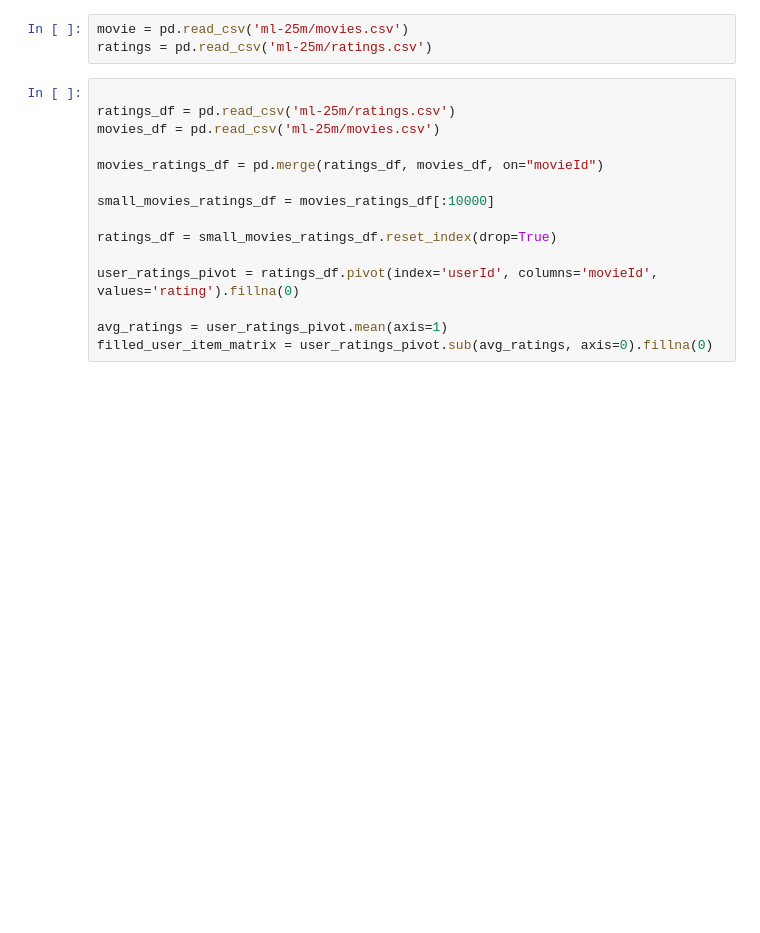
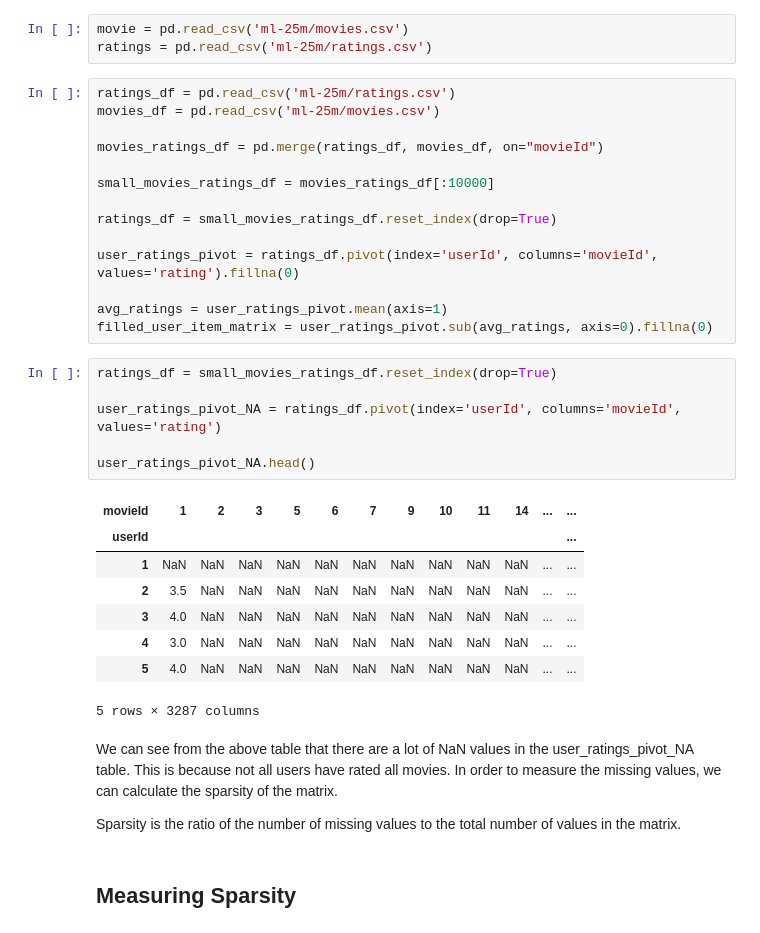
Before and after one commit to skanderkaroui/collaborative_filtering_movie_recommendation, a Jupyter notebook: SVD_manipulation.ipynb, the cells around one changed output. Drawn from its saved outputs; the diff is of its cells as text; blank space fills up the shorter version.

```diff
--- a/SVD_manipulation.ipynb
+++ b/SVD_manipulation.ipynb
@@ -6,7 +6,6 @@ import pandas as pd
 movie = pd.read_csv('ml-25m/movies.csv')
 ratings = pd.read_csv('ml-25m/ratings.csv')
 # %%
-
 ratings_df = pd.read_csv('ml-25m/ratings.csv')
 movies_df = pd.read_csv('ml-25m/movies.csv')
 
@@ -20,3 +19,24 @@ user_ratings_pivot = ratings_df.pivot(index='userId', columns='movieId', values=
 
 avg_ratings = user_ratings_pivot.mean(axis=1)
 filled_user_item_matrix = user_ratings_pivot.sub(avg_ratings, axis=0).fillna(0)
+# %%
+ratings_df = small_movies_ratings_df.reset_index(drop=True)
+
+user_ratings_pivot_NA = ratings_df.pivot(index='userId', columns='movieId', values='rating')
+
+user_ratings_pivot_NA.head()
+# %% [output]
+| movieId | 1 | 2 | 3 | 5 | 6 | 7 | 9 | 10 | 11 | 14 | ... | ... |
+| userId |  |  |  |  |  |  |  |  |  |  |  | ... |
+| 1 | NaN | NaN | NaN | NaN | NaN | NaN | NaN | NaN | NaN | NaN | ... | ... |
+| 2 | 3.5 | NaN | NaN | NaN | NaN | NaN | NaN | NaN | NaN | NaN | ... | ... |
+| 3 | 4.0 | NaN | NaN | NaN | NaN | NaN | NaN | NaN | NaN | NaN | ... | ... |
+| 4 | 3.0 | NaN | NaN | NaN | NaN | NaN | NaN | NaN | NaN | NaN | ... | ... |
+| 5 | 4.0 | NaN | NaN | NaN | NaN | NaN | NaN | NaN | NaN | NaN | ... | ... |
+5 rows × 3287 columns
+# %% [markdown]
+We can see from the above table that there are a lot of NaN values in the user_ratings_pivot_NA table. This is because not all users have rated all movies. In order to measure the missing values, we can calculate the sparsity of the matrix.
+
+Sparsity is the ratio of the number of missing values to the total number of values in the matrix.
+# %% [markdown]
+## Measuring Sparsity
```
Also changed, not shown: parts of 9 cells of this notebook.
